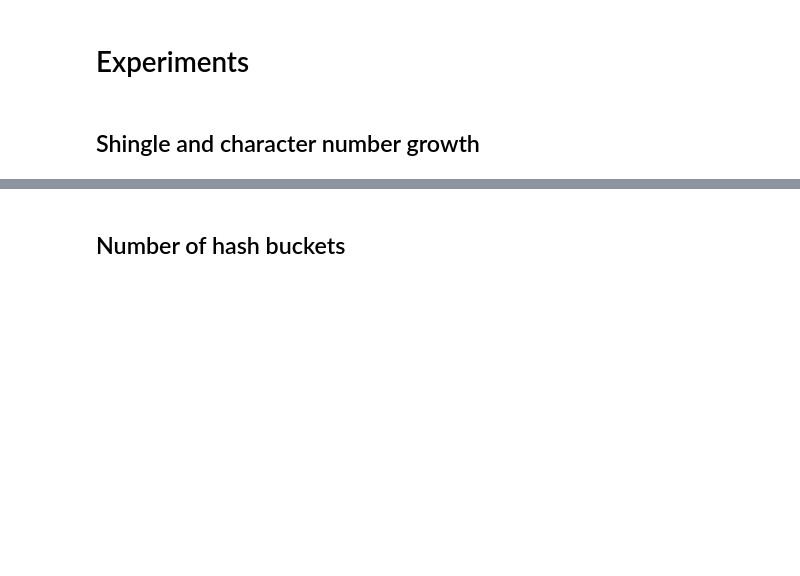
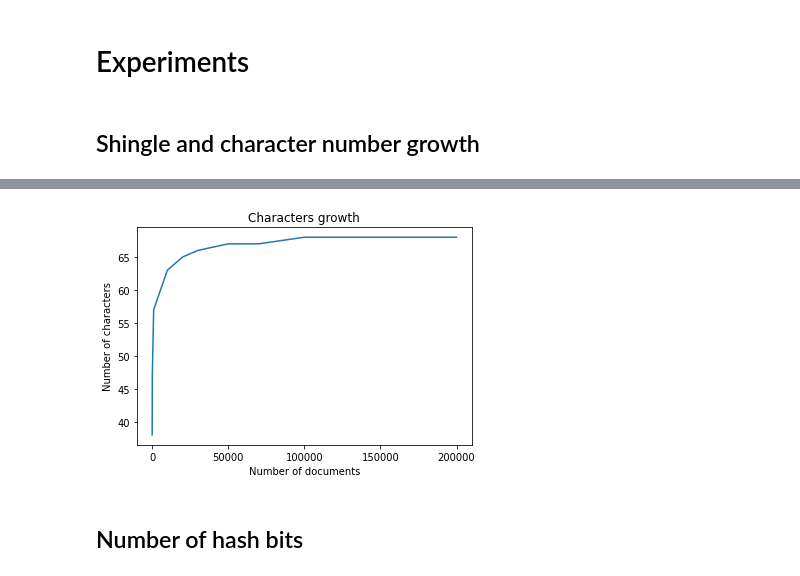
Before and after one commit to gabrielecerizza/amd_project, a Jupyter notebook: similar_tweets.ipynb, the cells around one changed output, grey strips where cells are left out. Drawn from its saved outputs; the diff is of its cells as text; code cells hidden in the pictures; blank space fills up the shorter version.

```diff
--- a/similar_tweets.ipynb
+++ b/similar_tweets.ipynb
@@ -804,6 +860,9 @@ else:
 # %%
 preprocessing_pipeline = [
-    get_lemmatizer(nlp),
+    get_lemmatizer(
+        nlp,
+        allow_numbers=True
+    ),
     strip_accents,
     str.lower,
     remove_https,
@@ -905,2 +967,14 @@ for k in [4, 5, 6]:
+# %%
+plt.plot(
+    results[5]['docs'],
+    results[5]['characters']
+)
+plt.xticks([0, 50000, 100000, 150000, 200000])
+plt.xlabel('Number of documents')
+plt.ylabel('Number of characters')
+plt.title('Characters growth')
+plt.savefig('img/char_growth.png', dpi=300)
+# %% [output]
+[figure, added]
 # %% [markdown]
-## Number of hash buckets
+## Number of hash bits
```
Also changed, not shown: parts of 15 cells of this notebook, 2 other files.
